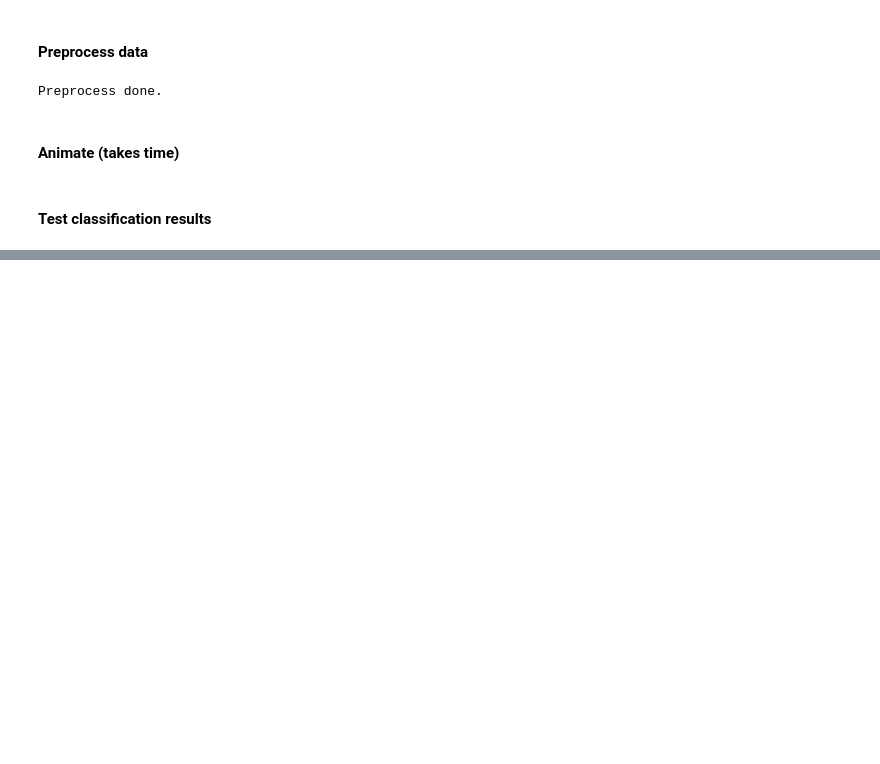
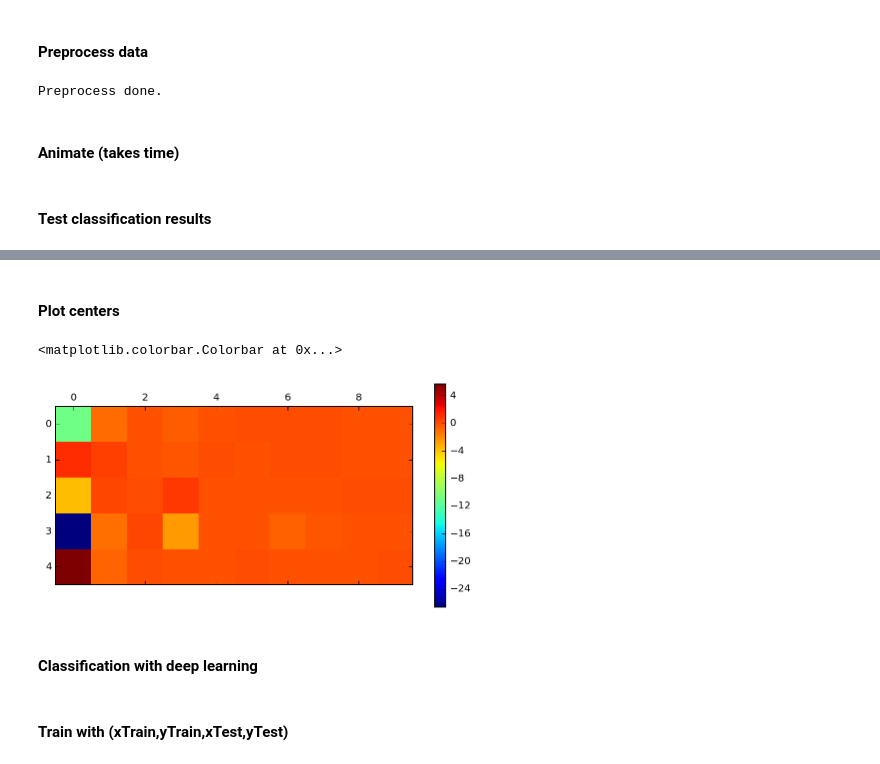
Before and after one commit to sjchoi86/child_bm, a Jupyter notebook: code/main.ipynb, the cells around one changed output, grey strips where cells are left out. Cells and saved outputs as stored; diff of their text form; code cells hidden in the pictures; blank space fills up the shorter version.

Commit message:
deep learning classifier

```diff
--- a/code/main.ipynb
+++ b/code/main.ipynb
@@ -50,0 +81,10 @@ Avg accr:60.32% ([0.611 0.5   0.389 0.5   0.722 0.722 0.778])
+# %% [markdown]
+#### Plot centers
+# %%
+plt.matshow(centers)
+plt.colorbar()
+# %% [output]
+<matplotlib.colorbar.Colorbar at 0x...>
+[figure, added]
+# %% [markdown]
+#### Classification with deep learning
@@ -50,0 +171,2 @@ Avg accr:60.32% ([0.611 0.5   0.389 0.5   0.722 0.722 0.778])
+# %% [markdown]
+#### Train with (xTrain,yTrain,xTest,yTest)
```
Also changed, not shown: parts of 6 cells of this notebook.
